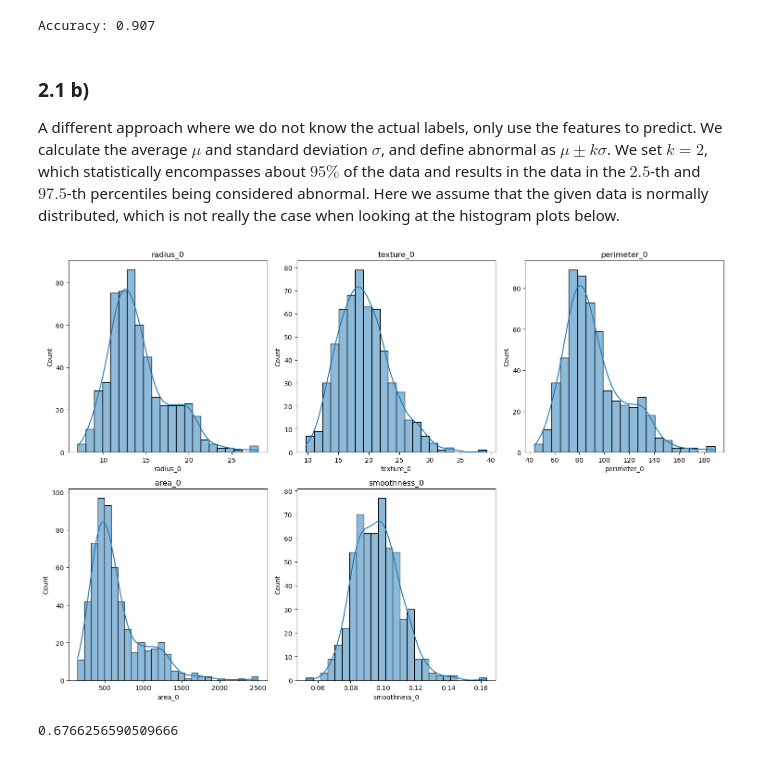
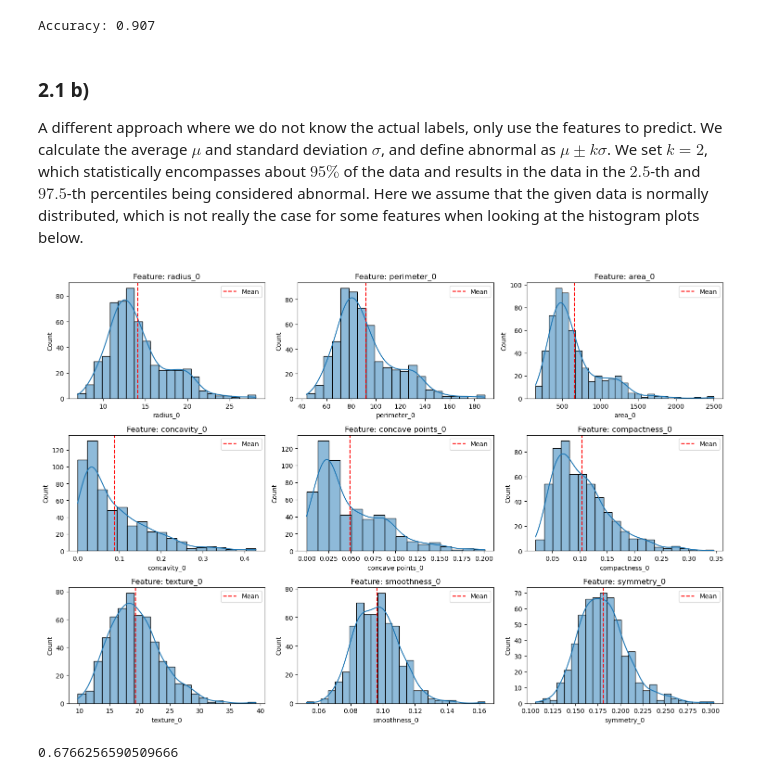
Before and after one commit to ninjasnigel/AI-Design, a Jupyter notebook: ass4/testing.ipynb, the cells around one changed output. Drawn from its saved outputs; the diff is of its cells as text; code cells hidden in the pictures.

```diff
--- a/ass4/testing.ipynb
+++ b/ass4/testing.ipynb
@@ -94,18 +96,23 @@ class Rule_Classifier:
         accuracy = correct / len(data)
         return accuracy
 # %%
+RB_data = data.copy()
+
 # Create the rule based classifier
-rule_classifier = Rule_Classifier(data)
+rule_classifier = Rule_Classifier(RB_data)
 
 # Predict the class of the data
-data['manual_classification'] = rule_classifier.predict(data)
+RB_data['manual_classification'] = rule_classifier.predict(RB_data)
 
 # Calculate the accuracy of the classifier
-accuracy = rule_classifier.score(data)
+accuracy = rule_classifier.score(RB_data)
 print(f'Accuracy: {accuracy:.3f}')
+
+#matrix = confusion_matrix(data['malignant'], prediction)
+#sns.heatmap(matrix, annot=True, fmt="d", cmap="Blues")
 # %% [output]
 Accuracy: 0.907
 # %% [markdown]
 ### 2.1 b)
 
-A different approach where we do not know the actual labels, only use the features to predict. We calculate the average $\mu$ and standard deviation $\sigma$, and define abnormal as $\mu \pm k\sigma$. We set $k=2$, which statistically encompasses about $95 \%$ of the data and results in the data in the $2.5$-th and $97.5$-th percentiles being considered abnormal. Here we assume that the given data is normally distributed, which is not really the case when looking at the histogram plots below.
+A different approach where we do not know the actual labels, only use the features to predict. We calculate the average $\mu$ and standard deviation $\sigma$, and define abnormal as $\mu \pm k\sigma$. We set $k=2$, which statistically encompasses about $95 \%$ of the data and results in the data in the $2.5$-th and $97.5$-th percentiles being considered abnormal. Here we assume that the given data is normally distributed, which is not really the case for some features when looking at the histogram plots below.
@@ -112,19 +126,16 @@ A different approach where we do not know the actual labels, only use the featur
 # %%
-
-features_to_plot = ['radius_0', 'texture_0', 'perimeter_0', 'area_0', 'smoothness_0']
-
 plt.figure(figsize=(15, 10))
 
-for i, feature in enumerate(features_to_plot, 1):
-    plt.subplot(2, 3, i)
+for i, feature in enumerate(features, 1):
+    plt.subplot(3, 3, i)
     sns.histplot(data[feature], kde=True)
-    plt.title(feature)
+    plt.axvline(data_stats[feature].loc['mean'], color='r', linestyle='dashed', label='Mean')
+    plt.legend(loc='upper right')
+    plt.title(f'Feature: {feature}')
+
 
 plt.tight_layout()
 plt.show()
-
-
-#### also plot the mean?
 # %% [output]
-[figure, old version]
+[figure, new version]
 # %%
```
Also changed, not shown: parts of 19 cells of this notebook.
